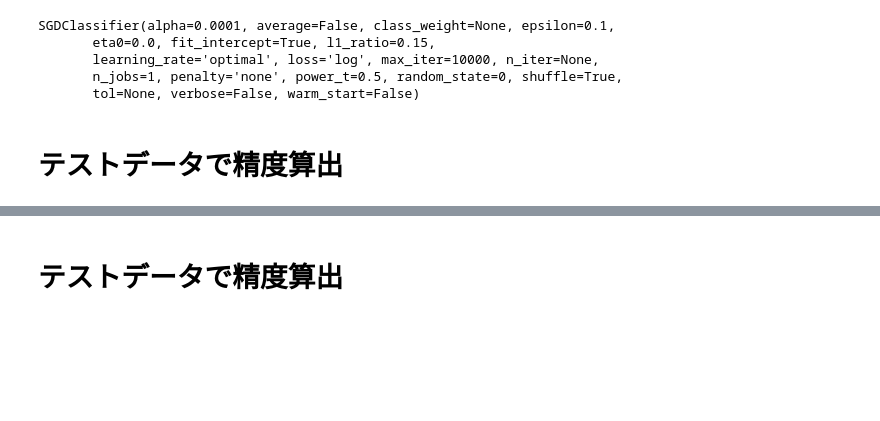
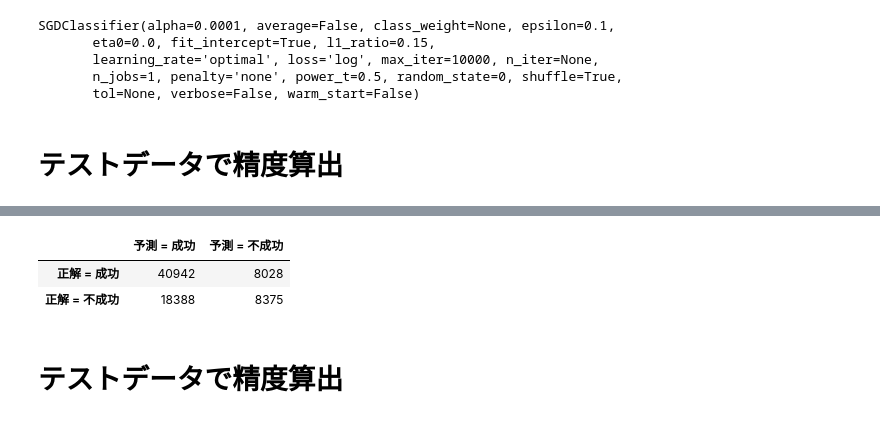
Before and after one commit to dychi/skillup-ai, a Jupyter notebook: kickstarter/Day1_work_山岡大地.ipynb, the cells around one changed output, grey strips where cells are left out. Saved outputs shown, nothing was run; the diff lists cells and outputs as text; code cells hidden in the pictures; blank space fills up the shorter version.

```diff
--- a/kickstarter/Day1_work_山岡大地.ipynb
+++ b/kickstarter/Day1_work_山岡大地.ipynb
@@ -293,3 +302,9 @@ conf_mat
+# %%
+conf_mat
+# %% [output]
+|  | 予測 = 成功 | 予測 = 不成功 |
+| 正解 = 成功 | 40942 | 8028 |
+| 正解 = 不成功 | 18388 | 8375 |
 # %% [markdown]
 # テストデータで精度算出
 # %%
```
Also changed, not shown: parts of 2 cells of this notebook.
